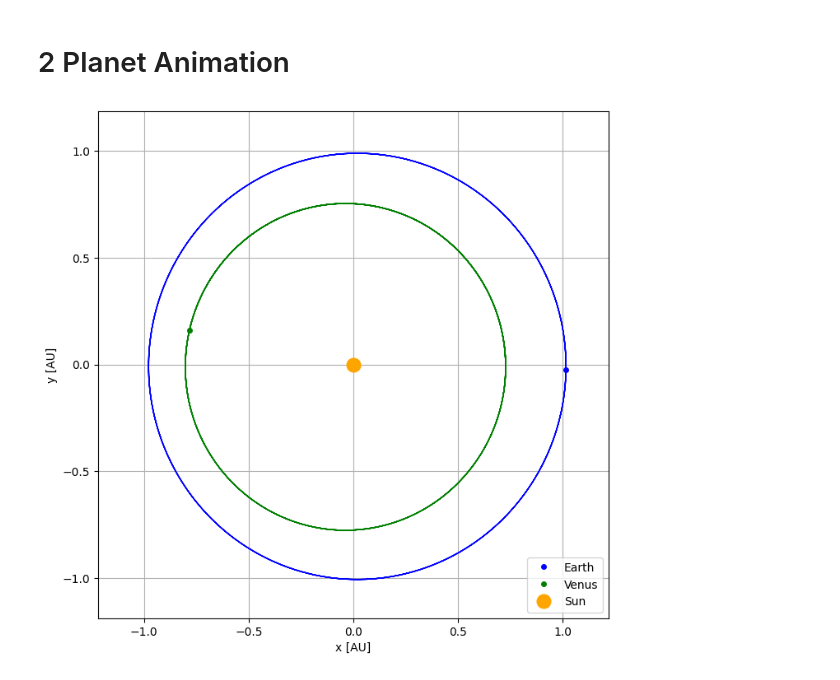
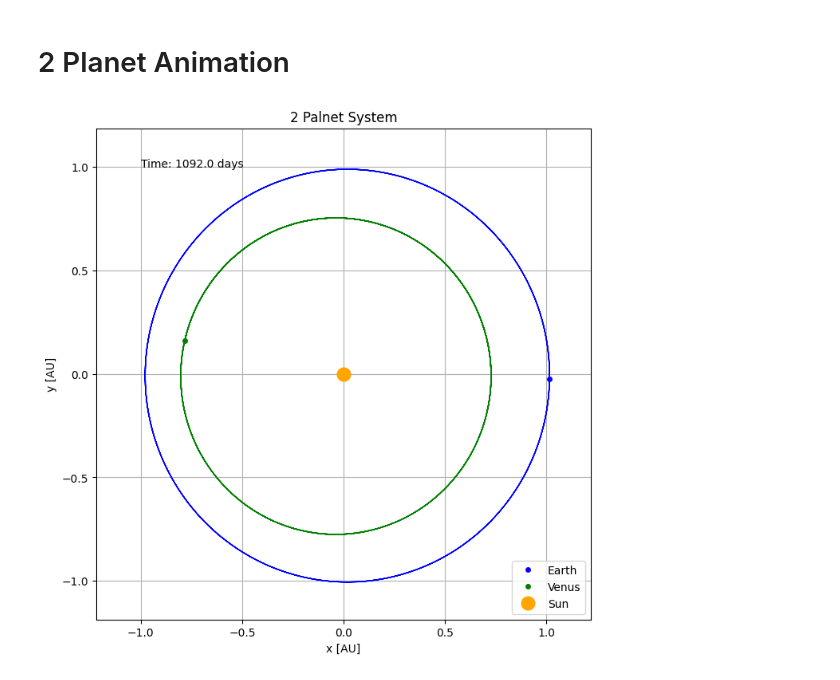
Before and after one commit to jmtony2000/Numerical_Symulations_of_-Star_System_Dynamics, a Jupyter notebook: Simulation.ipynb, the cells around one changed output. Drawn from its saved outputs; the diff is of its cells as text; code cells hidden in the pictures.

```diff
--- a/Simulation.ipynb
+++ b/Simulation.ipynb
@@ -173,6 +197,6 @@ Venus = SystObj(Venus_mass, np.array([Venus_aphelion_distance,0]), np.array([0,V
 Mars = SystObj(Mars_mass, np.array([Mars_aphelion_distance,0]), np.array([0,Mars_aphelion_momenta]))
 Saturn = SystObj(Saturn_mass, np.array([Saturn_aphelion_distance/2,0]), np.array([0,Saturn_aphelion_momenta]))
 
-Es, pE, eK, sk, Ee, t = OnePlanetSym(6, Sun, Saturn, G)
-#sV, pV = OnePlanetSym(1, Sun, Venus, G)
-#sS, pS = OnePlanetSym(30, Sun, Saturn, G)
+Es, Ep, eK, sk, Ee, t = OnePlanetSym(5, Sun, Earth, G)
+Vs, Vp, vK, sk, Ve, t = OnePlanetSym(5, Sun, Venus, G)
+Ms, Mp, mK, sk, Me, t = OnePlanetSym(5, Sun, Mars, G)
@@ -219,21 +262,26 @@ plt.legend(loc = 'lower right')
 # %% [markdown]
 # One Planet animation
 # %%
-posx_planet = pE[:,0]/AU
-posy_planet = pE[:,1]/AU
+posx_planet = Ep[:,0]/AU
+posy_planet = Ep[:,1]/AU
 posx_sun = Es[:,0]/AU
 posy_sun = Es[:,1]/AU
 
-fig = plt.figure(figsize=(5,5))
+fig = plt.figure(figsize=(8,8))
 
 l_p, = plt.plot([],[], 'k-', color = "blue")
-point_e, = plt.plot([], [], marker="o", markersize=6, markeredgecolor="blue", markerfacecolor="blue")
-point_s, = plt.plot([], [], marker="o", markersize=12, markeredgecolor="orange", markerfacecolor="orange")
+point_e, = plt.plot([], [], marker="o", markersize=6, markeredgecolor="blue", markerfacecolor="blue", label = "Earth", ls = "")
+point_s, = plt.plot([], [], marker="o", markersize=12, markeredgecolor="orange", markerfacecolor="orange", label = "Sun", ls = "")
+time_text = plt.text(-1, 1, "")
 l_s, = plt.plot([],[], 'k-', color = "orange")
 plt.xlim(-max(posx_planet)*1.2,max(posx_planet)*1.2)
 plt.ylim(-max(posy_planet)*1.2,max(posy_planet)*1.2)
+plt.xlabel("x [AU]")
+plt.ylabel("y [AU]")
+plt.title("One Planet System")
 writer = PillowWriter(fps = 30)
 plt.grid()
+plt.legend(loc = "lower right")
 
 xplanet = []
 yplanet = []
@@ -252,4 +300,5 @@ with writer.saving(fig, "OnePlanet.gif", 100):
 
         point_e.set_data(posx_planet[i], posy_planet[i])
         point_s.set_data(posx_sun[i], posy_sun[i])
+        time_text.set_text(f"Time: {t[i]} days")
 # %% [output]
@@ -272,36 +321,39 @@ point_p1, = plt.plot([], [], marker="o", markersize=4, markeredgecolor="blue", m
 point_p2, = plt.plot([], [], marker="o", markersize=4, markeredgecolor="green", markerfacecolor="green", label = "Venus", color = "green", ls = "")
 point_s, = plt.plot([], [], marker="o", markersize=12, markeredgecolor="orange", markerfacecolor="orange", color = "orange", label = "Sun", ls = "")
 l_s, = plt.plot([],[], 'k-', color = "orange")
+time_text = plt.text(-1, 1, "")
 plt.xlim(-max(posx_planet1)*1.2,max(posx_planet1)*1.2)
 plt.ylim(-max(posy_planet1)*1.2,max(posy_planet1)*1.2)
 plt.xlabel("x [AU]")
 plt.ylabel("y [AU]")
+plt.title("2 Palnet System")
 plt.legend(loc = "lower right")
 writer = PillowWriter(fps = 30)
 plt.grid()
 
 xplanet1 = []
 yplanet1 = []
 xplanet2 = []
 yplanet2 = []
 xstar = []
 ystar = []
 with writer.saving(fig, "TwoPlanet.gif", 100):
     for i in range(0,len(posx_planet1)):
         xplanet1.append(posx_planet1[i])
         yplanet1.append(posy_planet1[i])
         xplanet2.append(posx_planet2[i])
         yplanet2.append(posy_planet2[i])
         xstar.append(posx_sun[i])
         ystar.append(posy_sun[i])
 
         l_p1.set_data(xplanet1, yplanet1)
         l_p2.set_data(xplanet2, yplanet2)
         l_s.set_data(xstar, ystar)
         writer.grab_frame()
 
         point_p2.set_data(posx_planet2[i], posy_planet2[i])
         point_p1.set_data(posx_planet1[i], posy_planet1[i])
         point_s.set_data(posx_sun[i], posy_sun[i])
+        time_text.set_text(f"Time: {t[i]} days")
 # %% [output]
-[figure, old version]
+[figure, new version]
```
Also changed, not shown: parts of 9 cells of this notebook, 4 other files.
